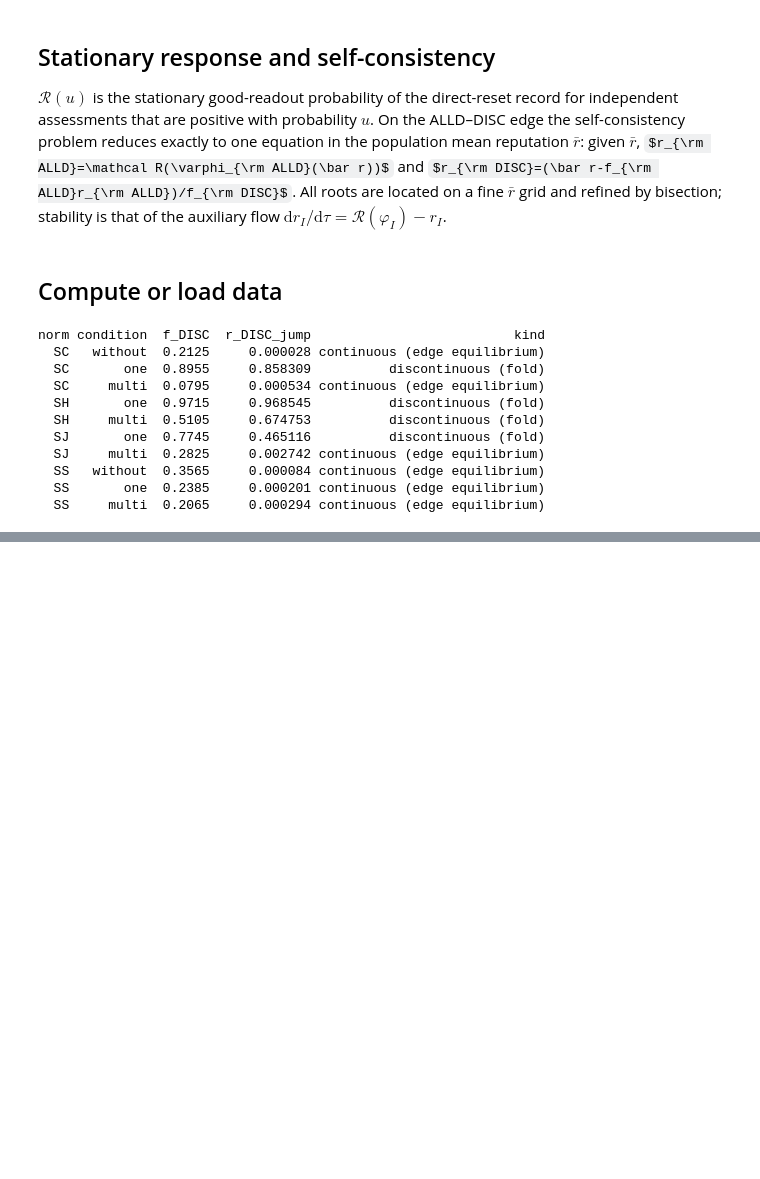
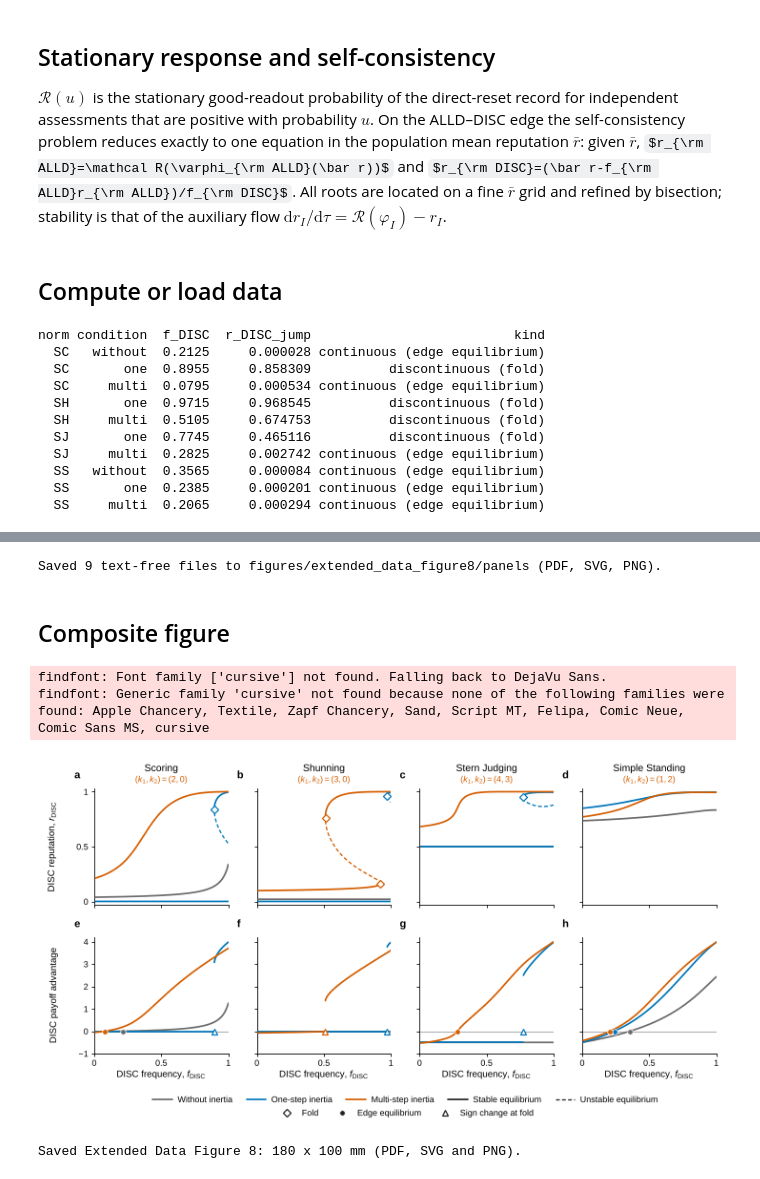
Before and after one commit to JoeWynn7/IR_paper, a Jupyter notebook: verified/ed8_reputation_geometry/Extended_Data_Figure8.ipynb, the cells around one changed output, grey strips where cells are left out. Drawn from its saved outputs; the diff is of its cells as text; code cells hidden in the pictures; some formulas as TeX source; blank space fills up the shorter version.

```diff
--- a/verified/ed8_reputation_geometry/Extended_Data_Figure8.ipynb
+++ b/verified/ed8_reputation_geometry/Extended_Data_Figure8.ipynb
@@ -258,0 +284,80 @@ Saved Extended Data Figure 8 (PDF, SVG and PNG).
+# %%
+PANELS = FIGURES / 'panels'
+PANELS.mkdir(parents=True, exist_ok=True)
+PAD_L, PAD_B, PAD_R, PAD_T = 0.10, 0.10, 0.06, 0.06     # room for the outward ticks and for markers at the frame
+
+def blank_panel():
+    """Fixed canvas: every panel file has the same size and the same axes position, so they align in PowerPoint."""
+    fig = plt.figure(figsize=(PAD_L + AX_W + PAD_R, PAD_B + AX_H + PAD_T))
+    ax = fig.add_axes([PAD_L / fig.get_figwidth(), PAD_B / fig.get_figheight(),
+                       AX_W / fig.get_figwidth(), AX_H / fig.get_figheight()])
+    return fig, ax
+
+for j, norm in enumerate(NORMS):
+    for letter, kind, draw in (('abcd'[j], 'reputation', draw_reputation), ('efgh'[j], 'payoff', draw_payoff)):
+        fig, ax = blank_panel()
+        draw(ax, norm)
+        ax.tick_params(labelbottom=False, labelleft=False)               # ticks kept, all numbers and text removed
+        save_figure(fig, PANELS, f'panel_{letter}_{norm}_{kind}', png_dpi=600, transparent=True)
+        plt.close(fig)
+
+# Text-free key: the eight legend symbols, evenly spaced, for labelling in PowerPoint
+lines, markers = key_handles()
+fig = plt.figure(figsize=(5.6, 0.22)); ax = fig.add_axes([0, 0, 1, 1]); ax.set_axis_off()
+ax.set(xlim=(0, len(lines) + len(markers)), ylim=(-1, 1))
+for i, h in enumerate(lines + markers):
+    if h.get_linestyle() == 'None':
+        ax.plot(i + 0.5, 0, ls='None', marker=h.get_marker(), ms=h.get_markersize(), mfc=h.get_markerfacecolor(),
+                mec=h.get_markeredgecolor(), mew=h.get_markeredgewidth())
+    else:
+        ax.plot([i + 0.2, i + 0.8], [0, 0], color=h.get_color(), lw=h.get_linewidth(), ls=h.get_linestyle())
+save_figure(fig, PANELS, 'legend_keys', png_dpi=600, transparent=True); plt.close(fig)
+print(f'Saved {len(list(PANELS.glob("*.pdf")))} text-free files to {PANELS.relative_to(ROOT)} (PDF, SVG, PNG).')
+# %% [output]
+Saved 9 text-free files to figures/extended_data_figure8/panels (PDF, SVG, PNG).
+# %% [markdown]
+## Composite figure
+# %%
+FIG_H = TOP + 2 * AX_H + GAP_Y + BOTTOM
+fig = plt.figure(figsize=(FIG_W, FIG_H))
+def axes_at(row, col):
+    x0 = LEFT + col * (AX_W + GAP_X); y0 = FIG_H - TOP - (row + 1) * AX_H - row * GAP_Y
+    return fig.add_axes([x0 / FIG_W, y0 / FIG_H, AX_W / FIG_W, AX_H / FIG_H])
+
+def letter(ax, s):
+    ax.annotate(s, xy=(0, 1), xycoords='axes fraction', xytext=(-15, 6), textcoords='offset points',
+                fontsize=8, fontweight='bold', ha='left', va='bottom')
+
+for j, norm in enumerate(NORMS):
+    top, bottom = axes_at(0, j), axes_at(1, j)
+    draw_reputation(top, norm); draw_payoff(bottom, norm)
+    k1, k2 = SELECTED[norm]
+    top.set_title(NAMES[norm], pad=13)
+    top.text(0.5, 1.035, rf'$(k_1,k_2)=({k1},{k2})$', transform=top.transAxes, ha='center', va='bottom',
+             fontsize=6.5, color=COLORS['multi'])
+    letter(top, 'abcd'[j]); letter(bottom, 'efgh'[j])
+    for ax in (top, bottom):
+        ax.xaxis.set_major_formatter(TICK_FORMAT); ax.yaxis.set_major_formatter(TICK_FORMAT)
+        if j: ax.tick_params(labelleft=False)             # shared y scale within a row
+    top.tick_params(labelbottom=False)                     # shared x scale within a column
+    bottom.set_xlabel(r'DISC frequency, $f_{\rm DISC}$', labelpad=2)
+    if j == 0:
+        top.set_ylabel(r'DISC reputation, $r_{\rm DISC}$', labelpad=3)
+        bottom.set_ylabel('DISC payoff advantage', labelpad=3)
+for ax in fig.axes: ax.yaxis.set_label_coords(-0.27, 0.5)
+
+lines, markers = key_handles()
+common = dict(frameon=False, handlelength=2.3, handletextpad=0.6, columnspacing=1.6, borderaxespad=0, borderpad=0)
+centre = (LEFT + (FIG_W - RIGHT)) / 2 / FIG_W
+fig.legend(handles=lines, loc='lower center', bbox_to_anchor=(centre, 0.17 / FIG_H), ncol=5, **common)
+fig.legend(handles=markers, loc='lower center', bbox_to_anchor=(centre, 0.03 / FIG_H), ncol=3, **common)
+
+for stale in FIGURES.glob('Extended_Data_Figure8.*'): stale.unlink()
+save_figure(fig, FIGURES, 'Extended_Data_Figure8', png_dpi=600)
+plt.show(); plt.close(fig)
+print(f'Saved Extended Data Figure 8: {FIG_W / MM:.0f} x {FIG_H / MM:.0f} mm (PDF, SVG and PNG).')
+# %% [output]
+findfont: Font family ['cursive'] not found. Falling back to DejaVu Sans.
+findfont: Generic family 'cursive' not found because none of the following families were found: Apple Chancery, Textile, Zapf Chancery, Sand, Script MT, Felipa, Comic Neue, Comic Sans MS, cursive
+[figure, added]
+Saved Extended Data Figure 8: 180 x 100 mm (PDF, SVG and PNG).
```
Also changed, not shown: parts of 5 cells of this notebook, 35 other files.
